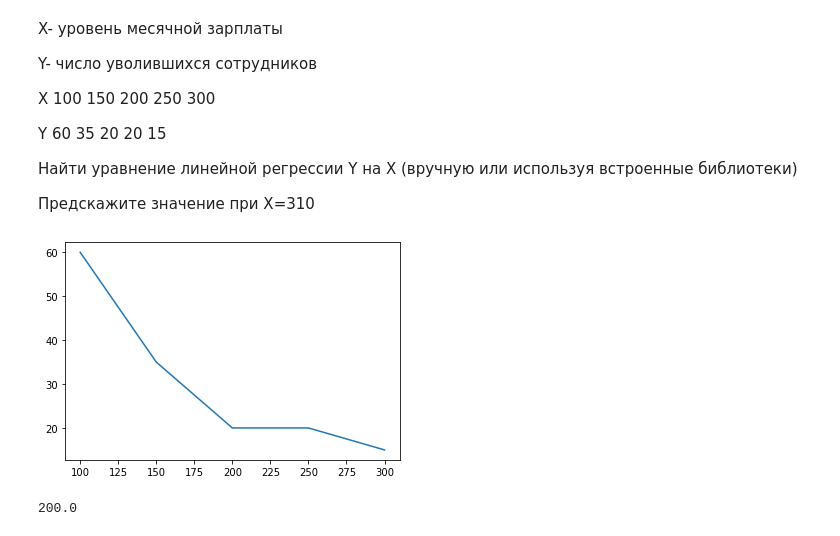
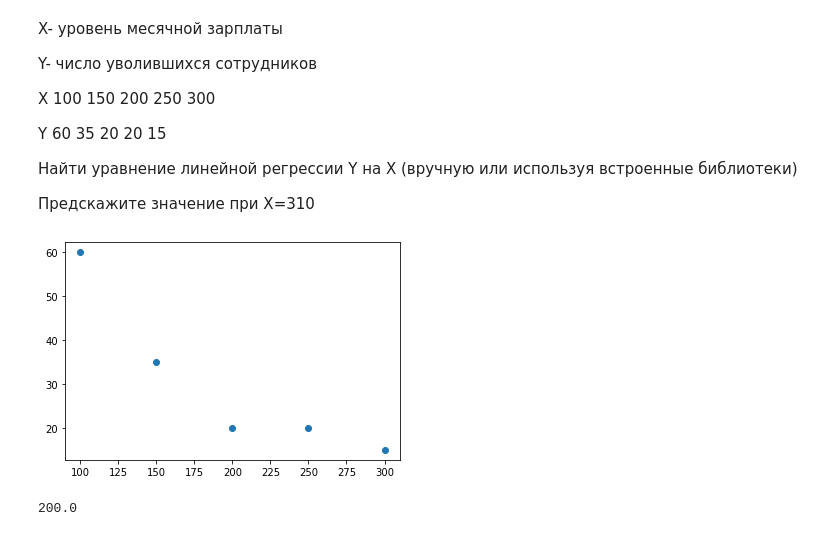
Before and after one commit to ME-27/Calculus_Geekbrains_course, a Jupyter notebook: Calculus_HW_4.ipynb, the cells around one changed output. Saved outputs shown, nothing was run; the diff lists cells and outputs as text; code cells hidden in the pictures.

```diff
--- a/Calculus_HW_4.ipynb
+++ b/Calculus_HW_4.ipynb
@@ -177,15 +175,15 @@ Y 60 35 20 20 15
 # %%
 import matplotlib.pyplot as plt
 
 
 x = [100, 150, 200, 250, 300]
 y = [60, 35, 20, 20, 15]
 
-plt.plot(x, y)
+plt.scatter(x, y)
 
 plt.show()
 # %% [output]
-[figure, old version]
+[figure, new version]
 # %%
 x_mean = np.array(x).mean()
 x_mean
```
Also changed, not shown: parts of 26 cells of this notebook.
